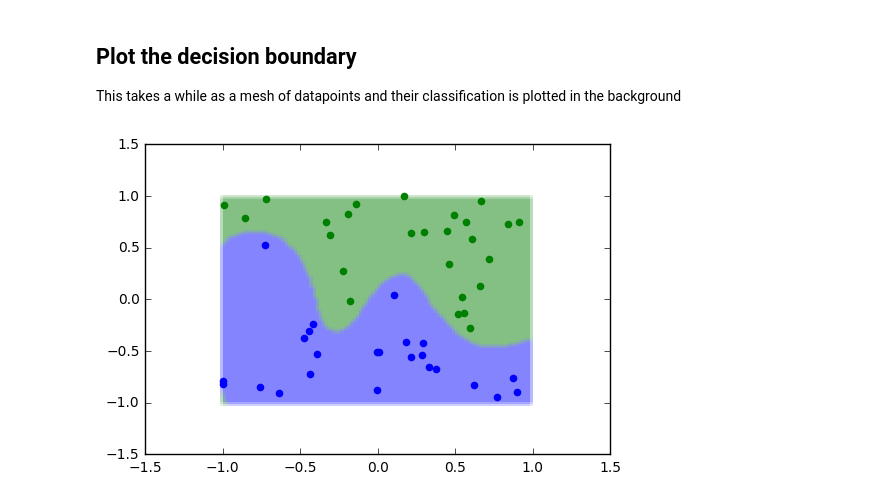
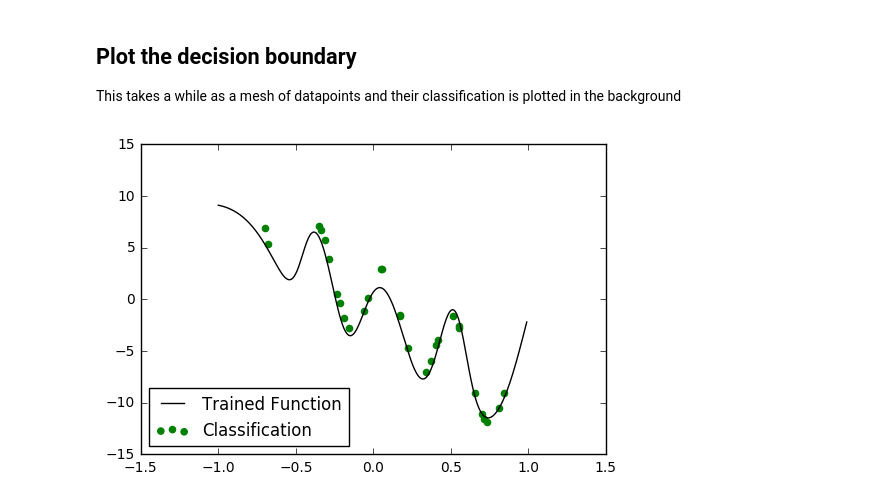
Before and after one commit to fwindolf/ci-neuralnetwork, a Jupyter notebook: NeuralNetwork.ipynb, the cells around one changed output. Drawn from its saved outputs; the diff is of its cells as text; code cells hidden in the pictures.

```diff
--- a/NeuralNetwork.ipynb
+++ b/NeuralNetwork.ipynb
@@ -232,19 +247,11 @@ n.test(C, CZ)
 ## Plot the decision boundary
 
 This takes a while as a mesh of datapoints and their classification is plotted in the background
-# %%
-plt.figure()
-a, b = n.get_boundary()
-for i, cb in enumerate(b):
-    if(cb[0] > 0):
-        plt.scatter(a.T[0, i], a.T[1, i], color="green", alpha=0.1, edgecolors='none', marker='s')
-    else:
-        plt.scatter(a.T[0, i], a.T[1, i], color="blue", alpha=0.1, edgecolors='none', marker='s')
-
-for i, z in enumerate(CZ):
-    if z[0] > 0:
-        plt.scatter(C.T[0, i], C.T[1, i], color="green")
-    else:
-        plt.scatter(C.T[0, i], C.T[1, i], color="blue")
-# %% [output]
-[figure, removed]
+# %%
+plt.figure()
+a, b = n.get_boundary()
+plt.scatter(C.T, CZ, color="green", label="Classification")
+plt.plot(a.T[0,:], b * norm_factors, color="black", label="Trained Function")
+_ = plt.legend(loc=3)
+# %% [output]
+[figure, added]
```
Also changed, not shown: parts of 9 cells of this notebook.
